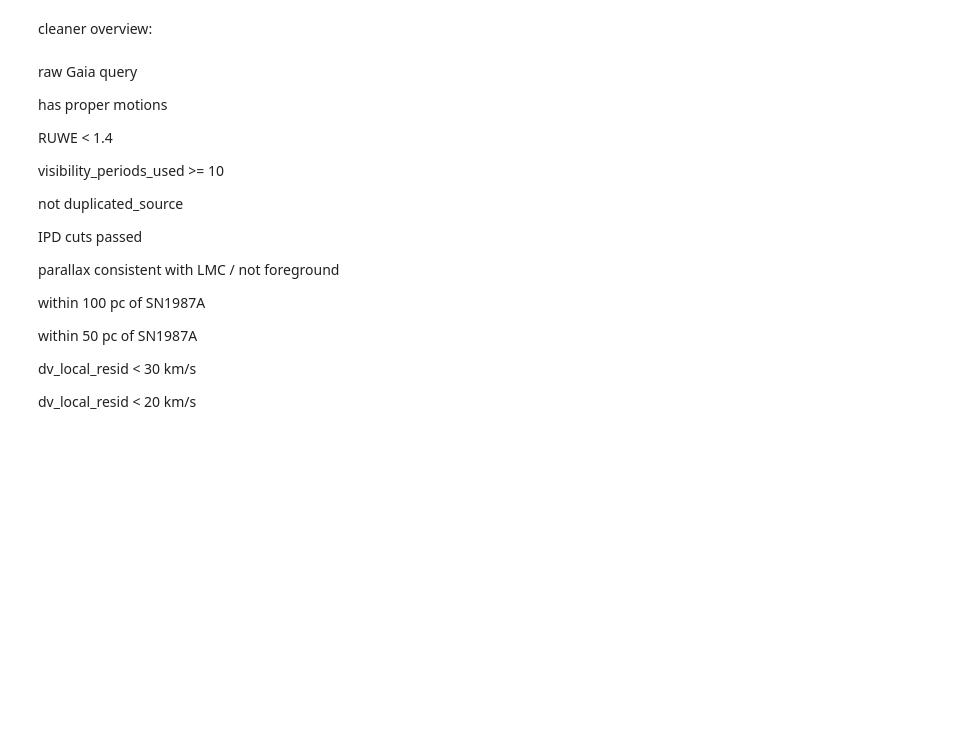
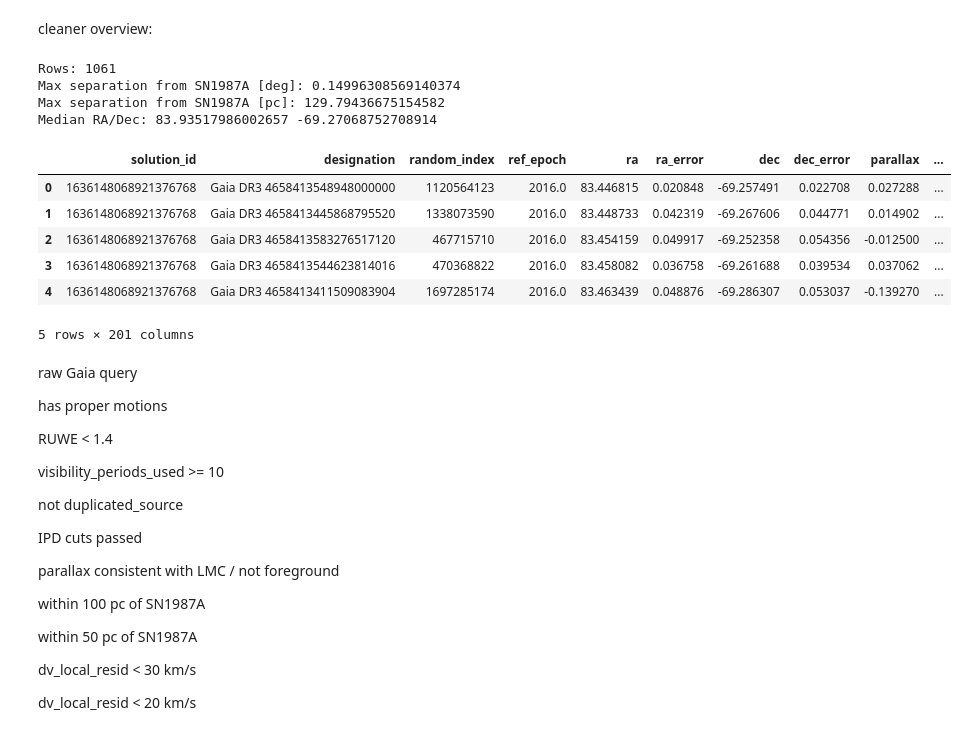
Before and after one commit to Wafeliniec/87A-progenitor-search, a Jupyter notebook: SN1987A_gaia_candidates.ipynb, the cells around one changed output. Saved outputs shown, nothing was run; the diff lists cells and outputs as text; code cells hidden in the pictures; blank space fills up the shorter version.

```diff
--- a/SN1987A_gaia_candidates.ipynb
+++ b/SN1987A_gaia_candidates.ipynb
@@ -904,39 +956,52 @@ for fname in [
         print()
 # %%
 cands_file = output_dir / "SN1987A_cands.csv"
+D_LMC_KPC = 49.59
 
 if not cands_file.exists():
     raise FileNotFoundError(
         "Missing output_files/SN1987A_cands.csv. "
         "First run the cleaned Gaia-candidate notebook."
     )
 
 df = pd.read_csv(cands_file, low_memory=False)
 df.columns = df.columns.str.strip()
 
 coords = SkyCoord(df["ra"].values*u.deg, df["dec"].values*u.deg, frame="icrs")
 sep_deg = sn87a.separation(coords).deg
 sep_pc = sn87a.separation(coords).radian * D_LMC_KPC * 1000.0
 
 df["sep_87a_deg"] = sep_deg
 df["sep_87a_pc"] = sep_pc
 
 print("Rows:", len(df))
 print("Max separation from SN1987A [deg]:", np.nanmax(df["sep_87a_deg"]))
 print("Max separation from SN1987A [pc]:", np.nanmax(df["sep_87a_pc"]))
 print("Median RA/Dec:", np.nanmedian(df["ra"]), np.nanmedian(df["dec"]))
 
 # For the 0.10 deg run, max separation should be about 0.10 deg.
 # Leave tolerance because later you may intentionally run 0.25 or 0.50 deg.
 if np.nanmax(df["sep_87a_deg"]) > 0.55:
     raise ValueError(
         "This candidate file is too wide for the current SN1987A runs. "
         "It may be an R136/raw file or a 1-2 degree test file. "
         "Regenerate SN1987A_cands.csv from SN1987A_raw.csv."
     )
 
 df.to_csv(output_dir / "SN1987A_cands_checked.csv", index=False)
 df.head()
+# %% [output]
+Rows: 1061
+Max separation from SN1987A [deg]: 0.14996308569140374
+Max separation from SN1987A [pc]: 129.79436675154582
+Median RA/Dec: 83.93517986002657 -69.27068752708914
+|  | solution_id | designation | random_index | ref_epoch | ra | ra_error | dec | dec_error | parallax | ... |
+| 0 | 1636148068921376768 | Gaia DR3 4658413548948000000 | 1120564123 | 2016.0 | 83.446815 | 0.020848 | -69.257491 | 0.022708 | 0.027288 | ... |
+| 1 | 1636148068921376768 | Gaia DR3 4658413445868795520 | 1338073590 | 2016.0 | 83.448733 | 0.042319 | -69.267606 | 0.044771 | 0.014902 | ... |
+| 2 | 1636148068921376768 | Gaia DR3 4658413583276517120 | 467715710 | 2016.0 | 83.454159 | 0.049917 | -69.252358 | 0.054356 | -0.012500 | ... |
+| 3 | 1636148068921376768 | Gaia DR3 4658413544623814016 | 470368822 | 2016.0 | 83.458082 | 0.036758 | -69.261688 | 0.039534 | 0.037062 | ... |
+| 4 | 1636148068921376768 | Gaia DR3 4658413411509083904 | 1697285174 | 2016.0 | 83.463439 | 0.048876 | -69.286307 | 0.053037 | -0.139270 | ... |
+5 rows × 201 columns
 # %% [markdown]
 
 raw Gaia query
```
Also changed, not shown: parts of 14 cells of this notebook, 4 other files.
